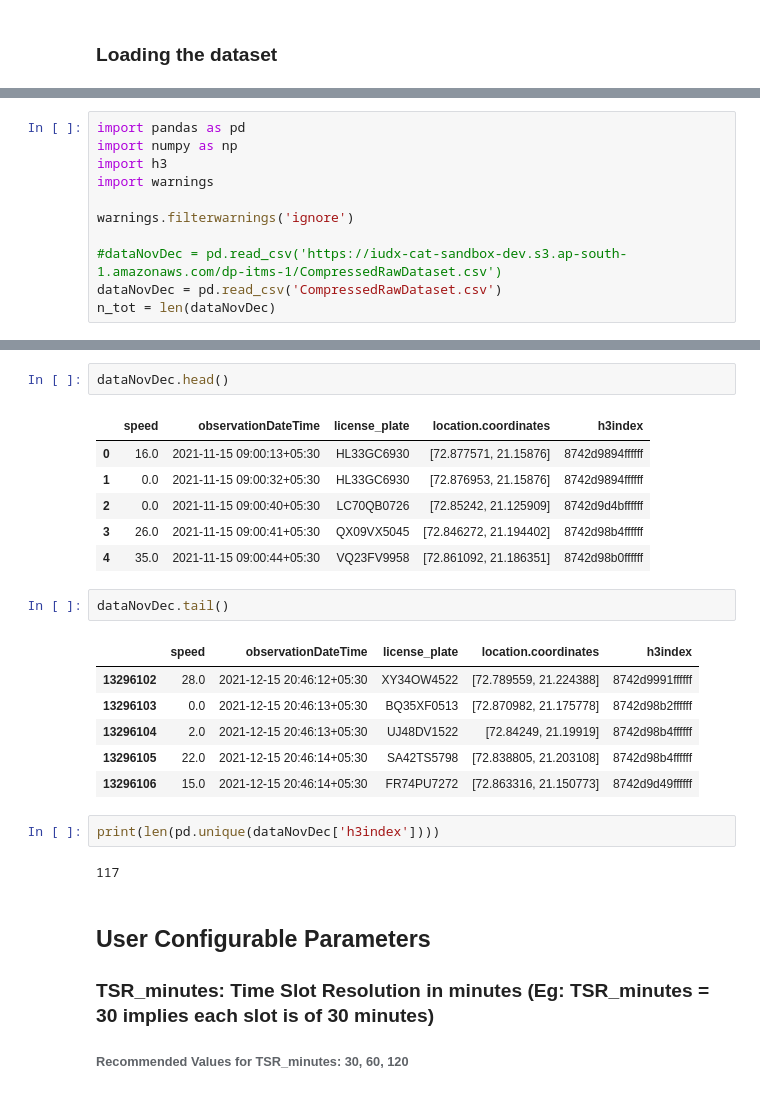
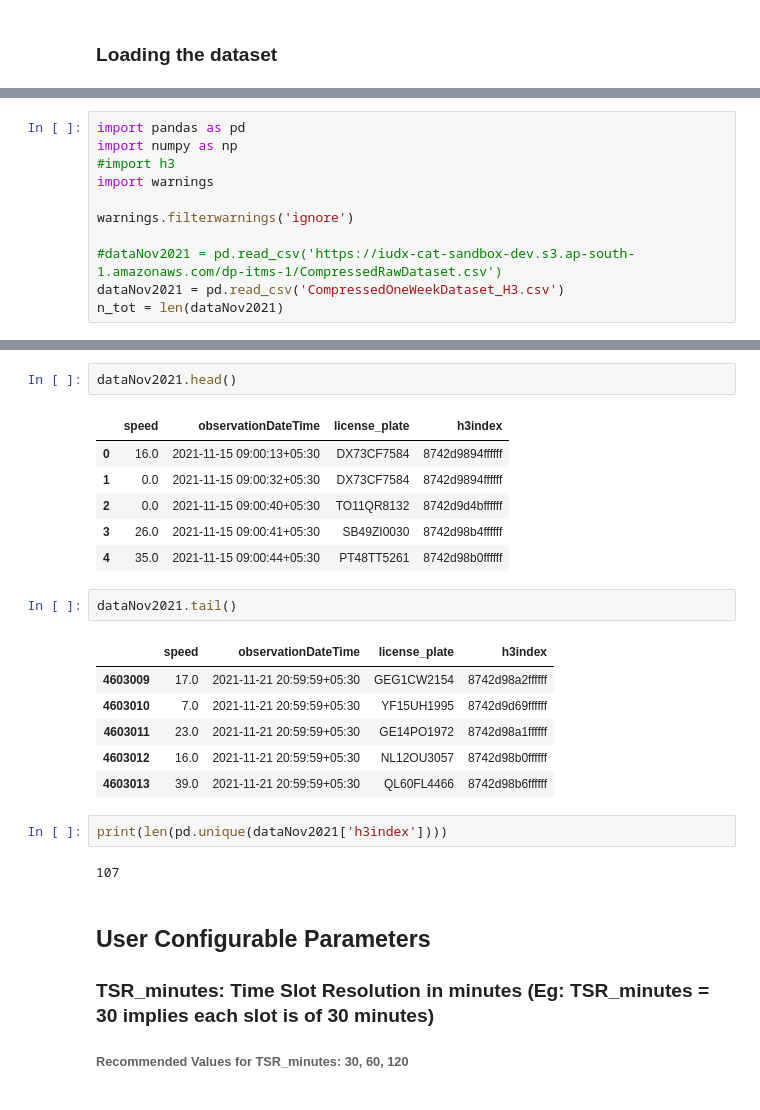
Before and after one commit to datakaveri/sandbox-itms-dp-1, a Jupyter notebook: DP-on-ITMS-Data.ipynb, the cells around one changed output, grey strips where cells are left out. Drawn from its saved outputs; the diff is of its cells as text.

```diff
--- a/DP-on-ITMS-Data.ipynb
+++ b/DP-on-ITMS-Data.ipynb
@@ -29,11 +45,11 @@ We consider the intelligent transport management system (ITMS) dataset from Sura
 # %%
 import pandas as pd
 import numpy as np
-import h3
+#import h3
 import warnings
 
 warnings.filterwarnings('ignore')
 
-#dataNovDec = pd.read_csv('https://iudx-cat-sandbox-dev.s3.ap-south-1.amazonaws.com/dp-itms-1/CompressedRawDataset.csv')
-dataNovDec = pd.read_csv('CompressedRawDataset.csv')
-n_tot = len(dataNovDec)
+#dataNov2021 = pd.read_csv('https://iudx-cat-sandbox-dev.s3.ap-south-1.amazonaws.com/dp-itms-1/CompressedRawDataset.csv')
+dataNov2021 = pd.read_csv('CompressedOneWeekDataset_H3.csv')
+n_tot = len(dataNov2021)
@@ -182,25 +56,25 @@ n_tot = len(dataNovDec)
 # %%
-dataNovDec.head()
+dataNov2021.head()
 # %% [output]
-|  | speed | observationDateTime | license_plate | location.coordinates | h3index |
-| 0 | 16.0 | 2021-11-15 09:00:13+05:30 | HL33GC6930 | [72.877571, 21.15876] | 8742d9894ffffff |
-| 1 | 0.0 | 2021-11-15 09:00:32+05:30 | HL33GC6930 | [72.876953, 21.15876] | 8742d9894ffffff |
-| 2 | 0.0 | 2021-11-15 09:00:40+05:30 | LC70QB0726 | [72.85242, 21.125909] | 8742d9d4bffffff |
-| 3 | 26.0 | 2021-11-15 09:00:41+05:30 | QX09VX5045 | [72.846272, 21.194402] | 8742d98b4ffffff |
-| 4 | 35.0 | 2021-11-15 09:00:44+05:30 | VQ23FV9958 | [72.861092, 21.186351] | 8742d98b0ffffff |
+|  | speed | observationDateTime | license_plate | h3index |
+| 0 | 16.0 | 2021-11-15 09:00:13+05:30 | DX73CF7584 | 8742d9894ffffff |
+| 1 | 0.0 | 2021-11-15 09:00:32+05:30 | DX73CF7584 | 8742d9894ffffff |
+| 2 | 0.0 | 2021-11-15 09:00:40+05:30 | TO11QR8132 | 8742d9d4bffffff |
+| 3 | 26.0 | 2021-11-15 09:00:41+05:30 | SB49ZI0030 | 8742d98b4ffffff |
+| 4 | 35.0 | 2021-11-15 09:00:44+05:30 | PT48TT5261 | 8742d98b0ffffff |
 # %%
-dataNovDec.tail()
+dataNov2021.tail()
 # %% [output]
-|  | speed | observationDateTime | license_plate | location.coordinates | h3index |
-| 13296102 | 28.0 | 2021-12-15 20:46:12+05:30 | XY34OW4522 | [72.789559, 21.224388] | 8742d9991ffffff |
-| 13296103 | 0.0 | 2021-12-15 20:46:13+05:30 | BQ35XF0513 | [72.870982, 21.175778] | 8742d98b2ffffff |
-| 13296104 | 2.0 | 2021-12-15 20:46:13+05:30 | UJ48DV1522 | [72.84249, 21.19919] | 8742d98b4ffffff |
-| 13296105 | 22.0 | 2021-12-15 20:46:14+05:30 | SA42TS5798 | [72.838805, 21.203108] | 8742d98b4ffffff |
-| 13296106 | 15.0 | 2021-12-15 20:46:14+05:30 | FR74PU7272 | [72.863316, 21.150773] | 8742d9d49ffffff |
+|  | speed | observationDateTime | license_plate | h3index |
+| 4603009 | 17.0 | 2021-11-21 20:59:59+05:30 | GEG1CW2154 | 8742d98a2ffffff |
+| 4603010 | 7.0 | 2021-11-21 20:59:59+05:30 | YF15UH1995 | 8742d9d69ffffff |
+| 4603011 | 23.0 | 2021-11-21 20:59:59+05:30 | GE14PO1972 | 8742d98a1ffffff |
+| 4603012 | 16.0 | 2021-11-21 20:59:59+05:30 | NL12OU3057 | 8742d98b0ffffff |
+| 4603013 | 39.0 | 2021-11-21 20:59:59+05:30 | QL60FL4466 | 8742d98b6ffffff |
 # %%
-print(len(pd.unique(dataNovDec['h3index'])))
+print(len(pd.unique(dataNov2021['h3index'])))
 # %% [output]
-117
+107
 # %% [markdown]
 ## User Configurable Parameters
 
```
Also changed, not shown: parts of 84 cells of this notebook.
